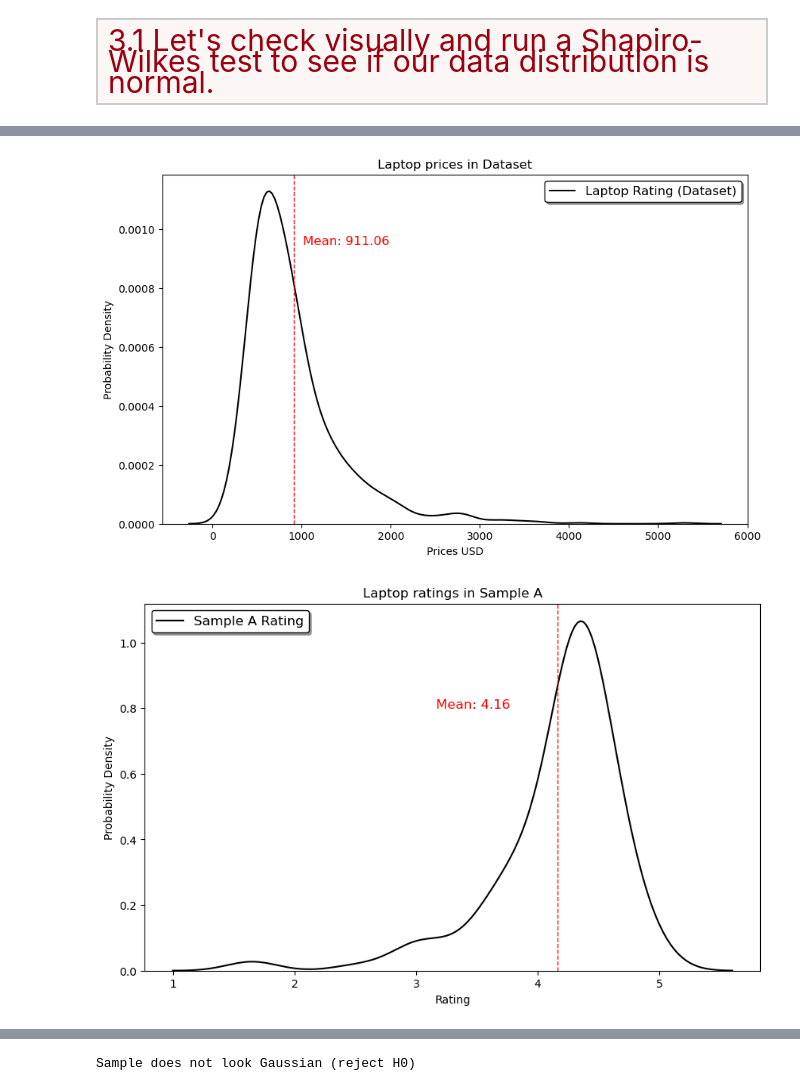
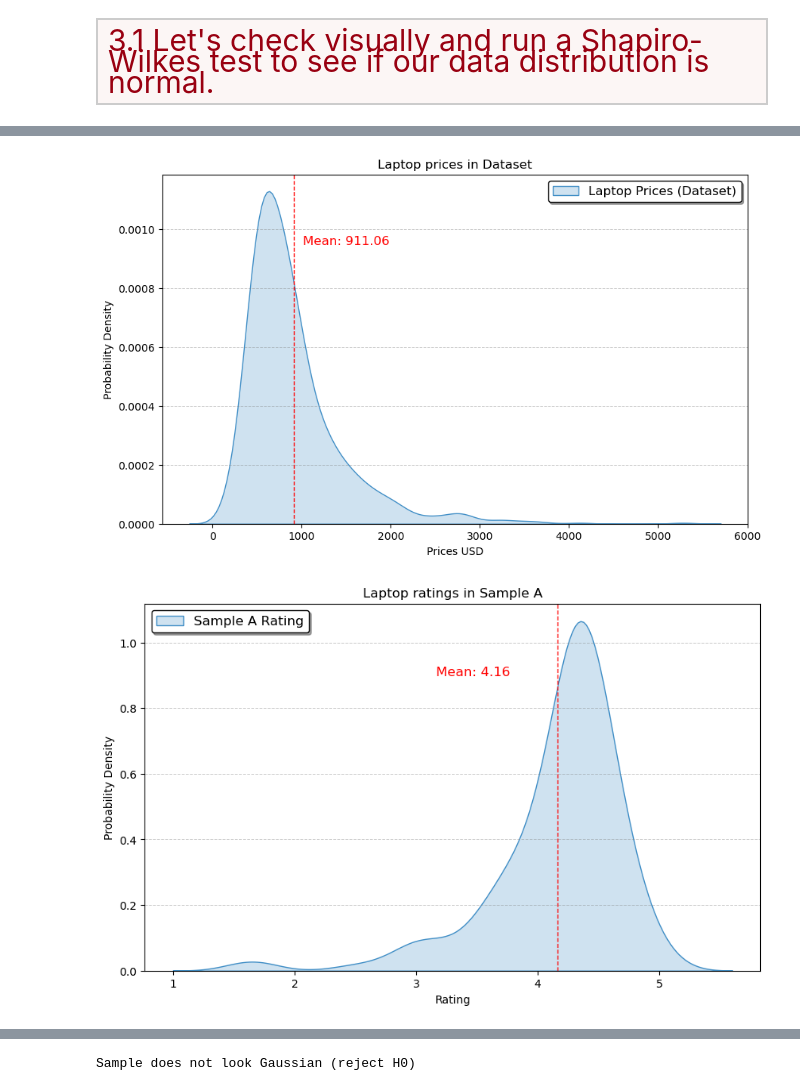
Before and after one commit to chrisheimbuch/laptops-specs-eda, a Jupyter notebook: Laptop Specs EDA.ipynb, the cells around one changed output, grey strips where cells are left out. Cells and saved outputs as stored; diff of their text form; code cells hidden in the pictures.

```diff
--- a/Laptop Specs EDA.ipynb
+++ b/Laptop Specs EDA.ipynb
@@ -475,15 +556,18 @@ plt.show()
 # %%
+#Inspected the Dataset to see how the laptop price data is distributed for price.
+
 #Set up the plot
 plt.figure(figsize=(10, 6))
 
 #KDE plot
-sns.kdeplot(data=clean_df, x="latest_price_usd", color='black', label="Laptop Rating (Dataset)", fill=False)
+sns.kdeplot(data=clean_df, x="latest_price_usd", color='#408EC6', label="Laptop Prices (Dataset)", fill=True)
 
 
 #Labeling axes
 plt.title("Laptop prices in Dataset")
 plt.xlabel('Prices USD')
 plt.ylabel('Probability Density')
+plt.grid(axis='y', linestyle='--', linewidth=0.7, color='gray', alpha=0.4)
 
 # Add a vertical line at the mean
 mean_points = clean_df['latest_price_usd'].mean()
@@ -495,33 +579,33 @@ plt.legend(loc='upper right', fontsize=12, frameon=True, fancybox=True, shadow=T
 
 plt.show()
 # %% [output]
-[figure, old version]
+[figure, new version]
 # %%
 df_sample_a['star_rating'].value_counts()
 # %%
-#Inspecting the sample to see how the rating data is distributed for ratings.
+#Inspecting the sample to see how the rating data is distributed for ratings, does not include 0.0 ratings. - Matches up very close to the dataset.
 
 #Set up the plot
 plt.figure(figsize=(10, 6))
 
 #KDE plot
-sns.kdeplot(data=good_rating_sample, x="star_rating", color='black', label="Sample A Rating", fill=False)
-
+sns.kdeplot(data=good_rating_sample, x="star_rating", color='#408EC6', label="Sample A Rating", fill=True)
 
 #Labeling axes
 plt.title("Laptop ratings in Sample A")
 plt.xlabel('Rating')
 plt.ylabel('Probability Density')
+plt.grid(axis='y', linestyle='--', linewidth=0.7, color='gray', alpha=0.4)
 
 # Add a vertical line at the mean
 mean_points = good_rating_sample['star_rating'].mean()
 plt.axvline(mean_points, color='red', linestyle='--', linewidth=1)
-plt.text(mean_points - 1, 0.8, f'Mean: {mean_points:.2f}', color='red', fontsize=12)
+plt.text(mean_points - 1, 0.9, f'Mean: {mean_points:.2f}', color='red', fontsize=12)
 
 # Add legend
 plt.legend(loc='upper left', fontsize=12, frameon=True, fancybox=True, shadow=True, facecolor='white', edgecolor='black')
 
 plt.show()
 # %% [output]
-[figure, old version]
+[figure, new version]
 # %%
```
Also changed, not shown: parts of 35 cells of this notebook, 2 other files.
